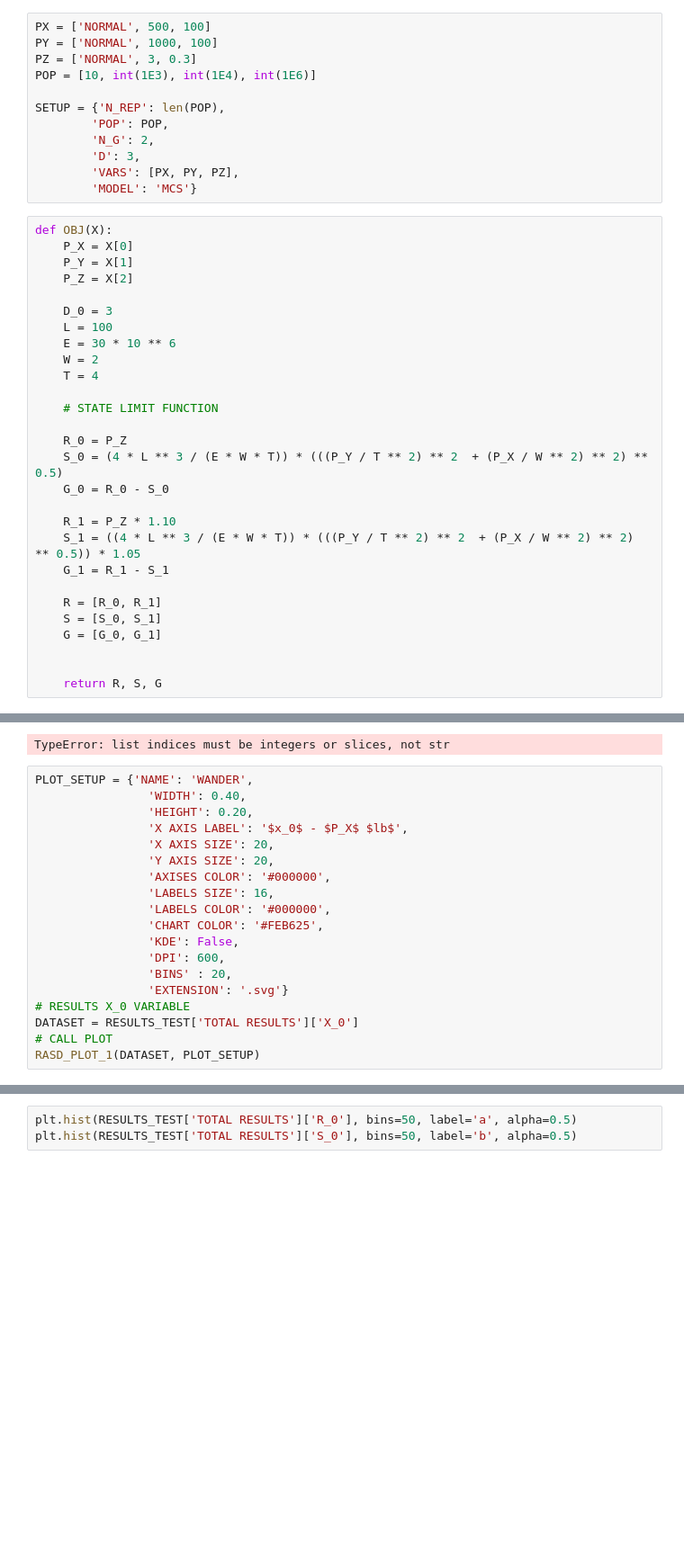
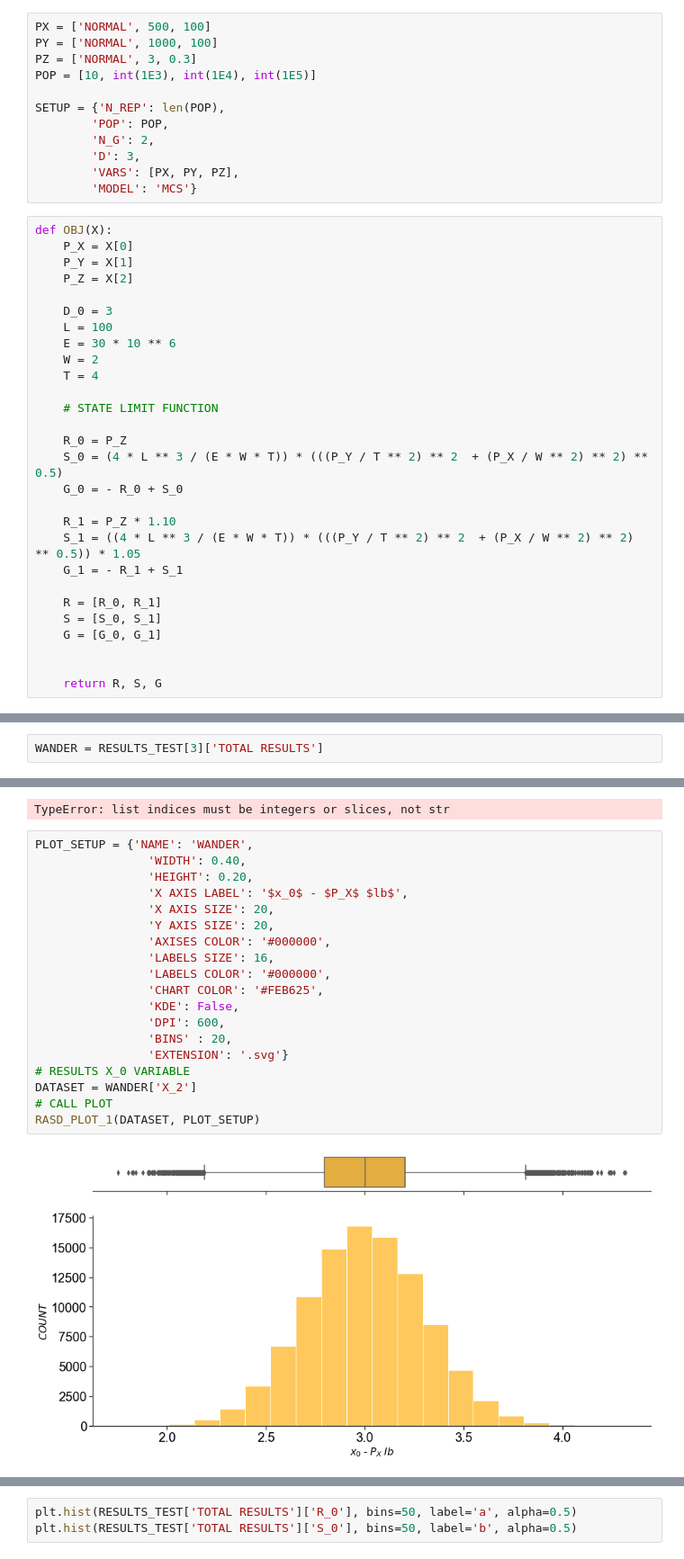
Before and after one commit to wmpjrufg/RASD-ALGORITMOS, a Jupyter notebook: RASD_DU_EXAMPLE_DESIGN.ipynb, the cells around one changed output, grey strips where cells are left out. Shown at 90% size. Drawn from its saved outputs; the diff is of its cells as text; blank space fills up the shorter version.

```diff
--- a/RASD_DU_EXAMPLE_DESIGN.ipynb
+++ b/RASD_DU_EXAMPLE_DESIGN.ipynb
@@ -30,7 +30,7 @@ import numpy as np
 PX = ['NORMAL', 500, 100]
 PY = ['NORMAL', 1000, 100]
 PZ = ['NORMAL', 3, 0.3]
-POP = [10, int(1E3), int(1E4), int(1E6)]
+POP = [10, int(1E3), int(1E4), int(1E5)]
 
 SETUP = {'N_REP': len(POP),
         'POP': POP,
@@ -54,11 +54,11 @@ def OBJ(X):
 
     R_0 = P_Z
     S_0 = (4 * L ** 3 / (E * W * T)) * (((P_Y / T ** 2) ** 2  + (P_X / W ** 2) ** 2) ** 0.5)
-    G_0 = R_0 - S_0
+    G_0 = - R_0 + S_0
 
     R_1 = P_Z * 1.10
     S_1 = ((4 * L ** 3 / (E * W * T)) * (((P_Y / T ** 2) ** 2  + (P_X / W ** 2) ** 2) ** 0.5)) * 1.05
-    G_1 = R_1 - S_1
+    G_1 = - R_1 + S_1
 
     R = [R_0, R_1]
     S = [S_0, S_1]
@@ -91,3 +75,5 @@ RESULTS_TEST[3]
+# %%
+WANDER = RESULTS_TEST[3]['TOTAL RESULTS']
 # %%
 RESULTS_TEST['TOTAL RESULTS']['I_0'][(RESULTS_TEST['TOTAL RESULTS']['I_0']==1)]
 # %% [output]
@@ -95,22 +81,24 @@ TypeError: list indices must be integers or slices, not str
 # %%
 PLOT_SETUP = {'NAME': 'WANDER',
                 'WIDTH': 0.40,
                 'HEIGHT': 0.20,
                 'X AXIS LABEL': '$x_0$ - $P_X$ $lb$',
                 'X AXIS SIZE': 20,
                 'Y AXIS SIZE': 20,
                 'AXISES COLOR': '#000000',
                 'LABELS SIZE': 16,
                 'LABELS COLOR': '#000000',
                 'CHART COLOR': '#FEB625',
                 'KDE': False,
                 'DPI': 600,
                 'BINS' : 20,
                 'EXTENSION': '.svg'}
 # RESULTS X_0 VARIABLE
-DATASET = RESULTS_TEST['TOTAL RESULTS']['X_0']
+DATASET = WANDER['X_2']
 # CALL PLOT
 RASD_PLOT_1(DATASET, PLOT_SETUP)
+# %% [output]
+[figure, added]
 # %%
 PLOT_SETUP = {'NAME': 'WANDER',
                 'EXTENSION': '.svg',
```
Also changed, not shown: parts of 5 cells of this notebook, 18 other files.
